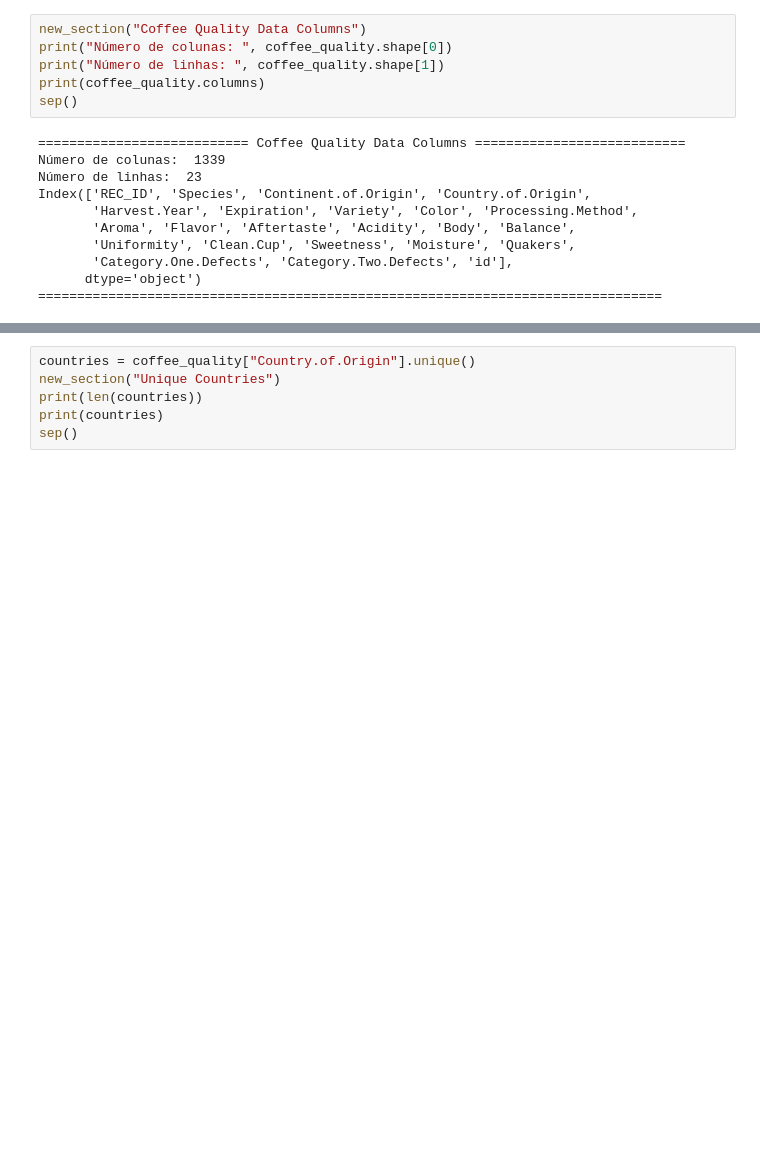
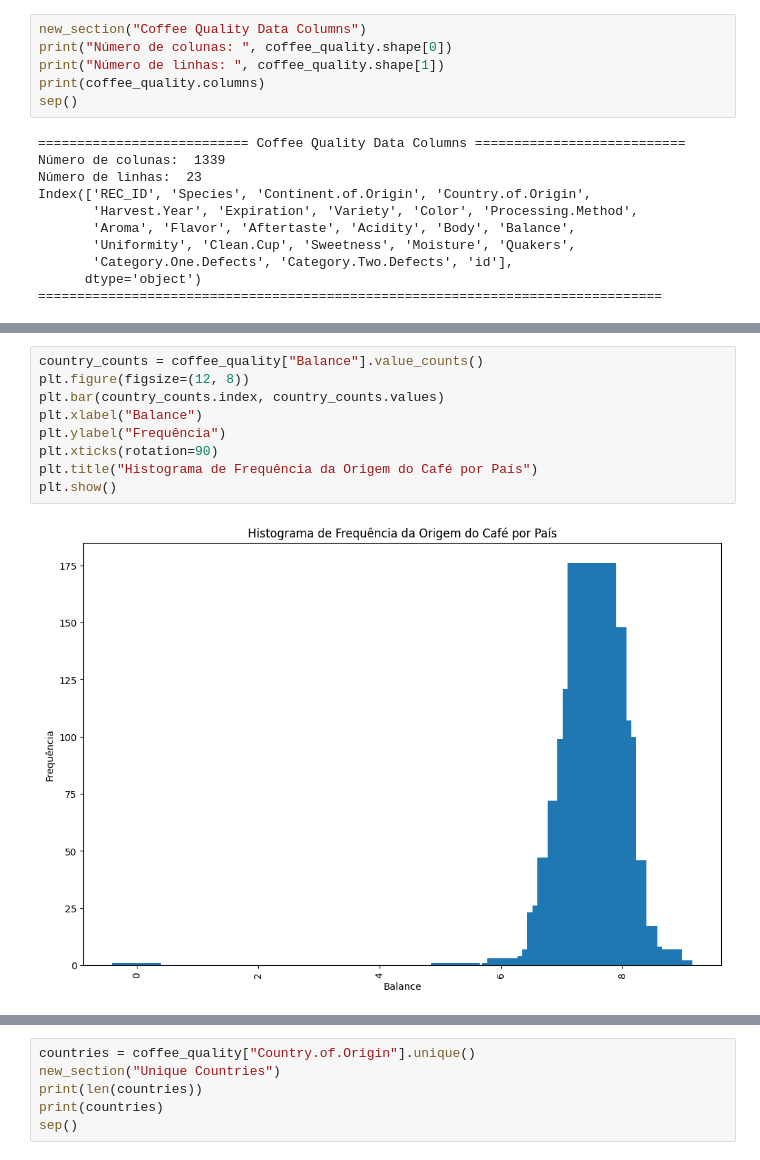
Before and after one commit to IsabelaYabe/coffee_quality_ME, a Jupyter notebook: analise_exploratoria.ipynb, the cells around one changed output, grey strips where cells are left out. Drawn from its saved outputs; the diff is of its cells as text; blank space fills up the shorter version.

```diff
--- a/analise_exploratoria.ipynb
+++ b/analise_exploratoria.ipynb
@@ -449,0 +168,11 @@ Index(['REC_ID', 'Species', 'Continent.of.Origin', 'Country.of.Origin',
+# %%
+country_counts = coffee_quality["Balance"].value_counts()
+plt.figure(figsize=(12, 8))
+plt.bar(country_counts.index, country_counts.values)
+plt.xlabel("Balance")
+plt.ylabel("Frequência")
+plt.xticks(rotation=90)
+plt.title("Histograma de Frequência da Origem do Café por País")
+plt.show()
+# %% [output]
+[figure, added]
```
Also changed, not shown: parts of 50 cells of this notebook.
